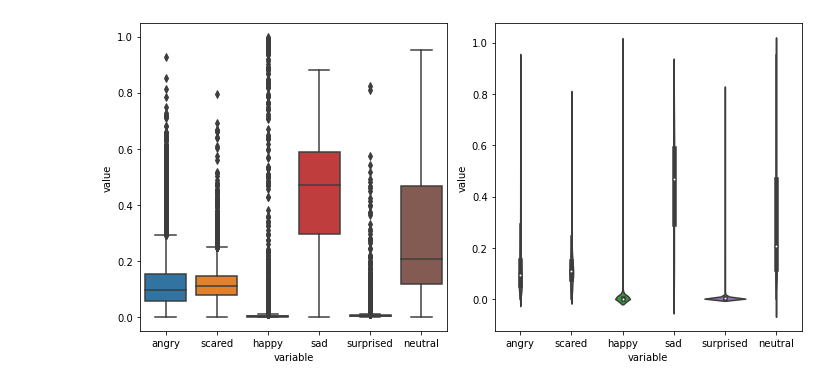
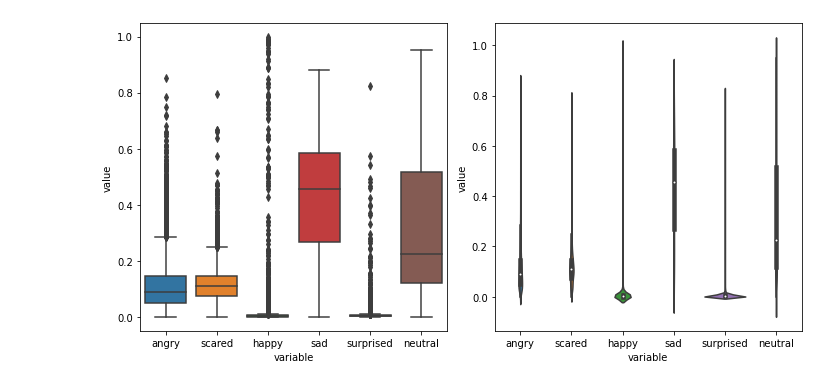
Before and after one commit to AdamSpannbauer/spotify_facial_expression, a Jupyter notebook: eda.ipynb, the cells around one changed output. Saved outputs shown, nothing was run; the diff lists cells and outputs as text; code cells hidden in the pictures.

```diff
--- a/eda.ipynb
+++ b/eda.ipynb
@@ -26,0 +16,17 @@ mf.shape: (14857, 12)
+# %%
+min_records = 32  # base 2 makes it look less arbitrary
+emotions = ["angry", "scared", "happy", "sad", "surprised", "neutral"]
+
+# 'mf' = 'music_face'
+mf = pd.read_csv("data/joined_data.csv")
+mf["song_id"] = mf["track_name"] + " - " + mf["artist_name"]
+
+# drop songs that don't meet min record req
+song_counts = mf["song_id"].value_counts()
+song_counts = song_counts[song_counts > min_records]
+mf = mf[mf["song_id"].isin(song_counts.index)]
+
+mf["top_emotion"] = mf[emotions].idxmax(axis=1)
+
+print(f"mf.shape: {mf.shape}")
+mf.head(3)
@@ -27,12 +51,12 @@ mf.shape: (14857, 12)
 # %%
-plot_df = mf[["angry", "scared", "happy", "sad", "surprised", "neutral"]]
+plot_df = mf[emotions]
 plot_df = plot_df.melt()
 
 fig, axes = plt.subplots(1, 2, figsize=(10, 5))
 sns.boxplot("variable", "value", data=plot_df, ax=axes[0])
 sns.violinplot("variable", "value", data=plot_df, ax=axes[1])
 plt.tight_layout()
 plt.show()
 # %% [output]
-[figure, old version]
+[figure, new version]
 [interactive output not drawn]
```
Also changed, not shown: parts of 9 cells of this notebook.
